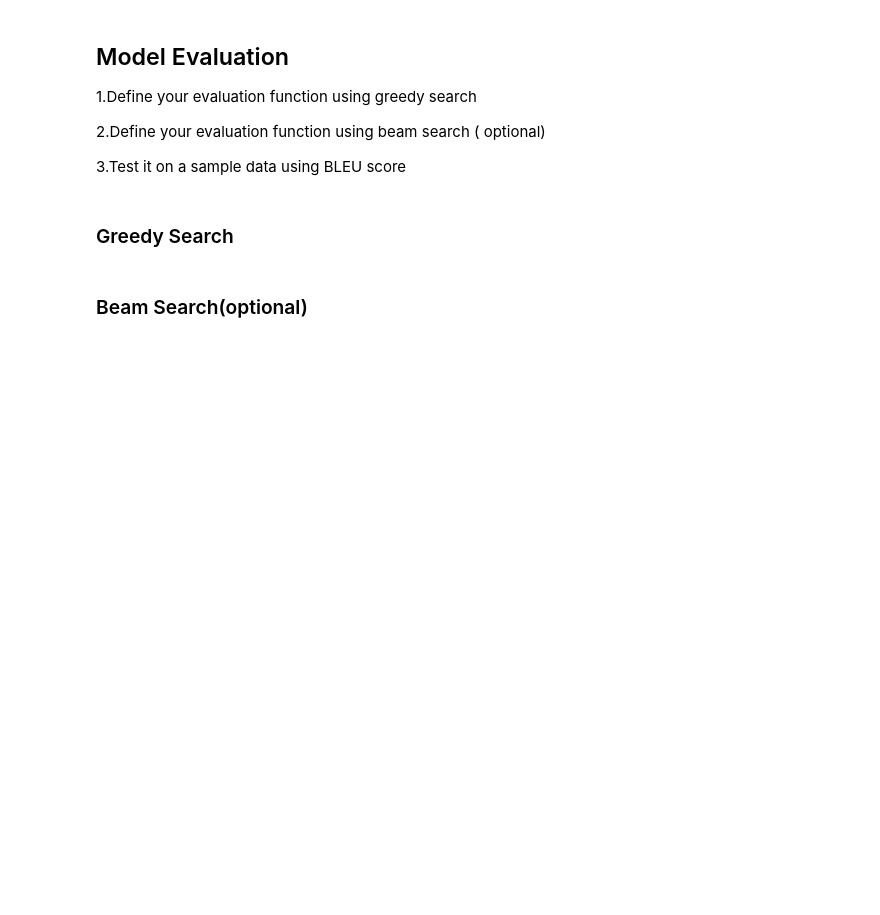
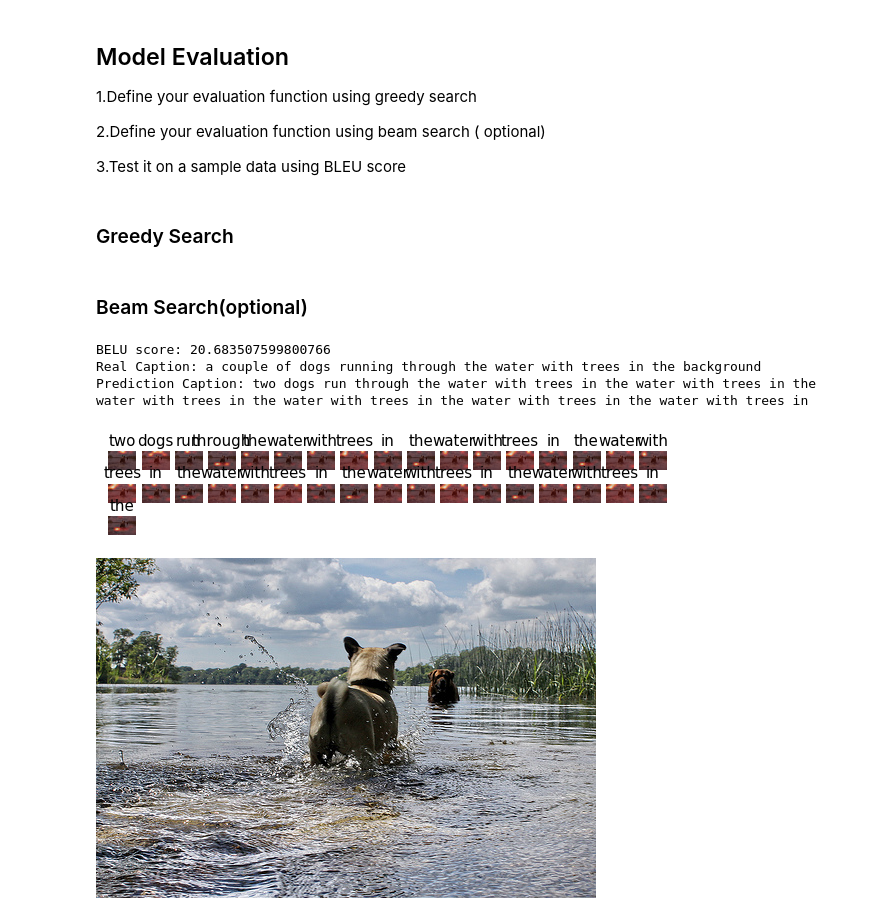
Before and after one commit to yarrasree/Eye_for_Blind, a Jupyter notebook: Eye_for_blind_Starter_code.ipynb, the cells around one changed output. Saved outputs shown, nothing was run; the diff lists cells and outputs as text; code cells hidden in the pictures; blank space fills up the shorter version.

```diff
--- a/Eye_for_blind_Starter_code.ipynb
+++ b/Eye_for_blind_Starter_code.ipynb
@@ -356,7 +561,7 @@ print("Testing data for Captions: " + str(len(cap_test)))
 # Create a function which maps the image path to their feature.
 # This function will take the image_path & caption and return it's feature & respective caption.
 
-def map_func(image_name,capt # your input variable goes here):
+def map_func(image_name,capt): # your input variable goes here):
   img_tensor = feature_dict[image_name.decode('utf-8')] # write your code here to extract the features from the dictionary stored earlier
   return img_tensor,capt
 # %% [markdown]
@@ -368,7 +573,7 @@ def map_func(image_name,capt # your input variable goes here):
 # This function should transform the created dataset(img_path,cap) to (features,cap) using the map_func created earlier
 BATCH_SIZE = 32
 BUFFER_SIZE = 1000
-def gen_dataset(images_data, captions_data #your input variables):
+def gen_dataset(images_data, captions_data): #your input variables):
 
     # your code goes here to create the dataset & transform it
     dataset = tf.data.Dataset.from_tensor_slices((images_data, captions_data))
@@ -443,18 +651,19 @@ class Decoder(Model):
     def __init__(self, embed_dim, units, vocab_size):
         super(Decoder, self).__init__()
         self.units=units
-        self.attention = #iniitalise your Attention model with units
-        self.embed = #build your Embedding layer
+        self.attention = Attention_model(self.units) #iniitalise your Attention model with units
+        self.embed = layers.Embedding(vocab_size, embed_dim,mask_zero=False)  #build your Embedding layer
         self.gru = tf.keras.layers.GRU(self.units,return_sequences=True,return_state=True,recurrent_initializer='glorot_uniform')
-        self.d1 = #build your Dense layer
-        self.d2 = #build your Dense layer
-
+        self.d1 = layers.Dense(self.units) #build your Dense layer
+        self.d2 = layers.Dense(vocab_size) #build your Dense layer
+        self.dropout = Dropout(0.5)
 
     def call(self,x,features, hidden):
-        context_vector, attention_weights = #create your context vector & attention weights from attention model
-        embed =  # embed your input to shape: (batch_size, 1, embedding_dim)
-        embed =  # Concatenate your input with the context vector from attention layer. Shape: (batch_size, 1, embedding_dim + embedding_dim)
-        output,state = # Extract the output & hidden state from GRU layer. Output shape : (batch_size, max_length, hidden_size)
+        context_vector, attention_weights = self.attention(features, hidden) #create your context vector & attention weights from attention model
+        embed = self.dropout(self.embed(x))  # embed your input to shape: (batch_size, 1, embedding_dim)
+        mask = self.embed.compute_mask(x)
+        embed = tf.concat([tf.expand_dims(context_vector, 1), embed], axis=-1)  # Concatenate your input with the context vector from attention layer. Shape: (batch_size, 1, embedding_dim + embedding_dim)
+        output,state =self.gru(embed,mask=mask) # Extract the output & hidden state from GRU layer. Output shape : (batch_size, max_length, hidden_size)
         output = self.d1(output)
         output = tf.reshape(output, (-1, output.shape[2])) # shape : (batch_size * max_length, hidden_size)
         output = self.d2(output) # shape : (batch_size * max_length, vocab_size)
@@ -586,25 +882,27 @@ plt.show()
 ### Greedy Search
 # %%
 def evaluate(image):
+    max_length=max_l
     attention_plot = np.zeros((max_length, attention_features_shape))
 
-    hidden = decoder.reset_state(batch_size=1)
+    hidden = decoder.init_state(batch_size=1)
 
     temp_input = tf.expand_dims(load_image(image)[0], 0) #process the input image to desired format before extracting features
-    img_tensor_val = # Extract features using our feature extraction model
+    img_tensor_val = image_features_extract_model(temp_input) # Extract features using our feature extraction model
     img_tensor_val = tf.reshape(img_tensor_val, (img_tensor_val.shape[0], -1, img_tensor_val.shape[3]))
 
-    features = # extract the features by passing the input to encoder
+    features = encoder(img_tensor_val) # extract the features by passing the input to encoder
 
     dec_input = tf.expand_dims([tokenizer.word_index['<start>']], 0)
     result = []
 
     for i in range(max_length):
-        predictions, hidden, attention_weights = # get the output from decoder
+        predictions, hidden, attention_weights = decoder(dec_input, features, hidden) # get the output from decoder
 
         attention_plot[i] = tf.reshape(attention_weights, (-1, )).numpy()
 
-        predicted_id = #extract the predicted id(embedded value) which carries the max value
+        predicted_id = tf.argmax(predictions[0]).numpy()  #extract the predicted id(embedded value) which carries the max value
+        result.append(tokenizer.index_word[predicted_id])
         #map the id to the word from tokenizer and append the value to the result list
 
         if tokenizer.index_word[predicted_id] == '<end>':
@@ -654,32 +1015,38 @@ def filt_text(text):
 # %%
-rid = np.random.randint(0, len(img_test))
-test_image = img_test[rid]
+rid = np.random.randint(0, len(path_test))
+test_image = path_test[rid]
 #test_image = './images/413231421_43833a11f5.jpg'
 #real_caption = '<start> black dog is digging in the snow <end>'
 
 real_caption = ' '.join([tokenizer.index_word[i] for i in cap_test[rid] if i not in [0]])
 result, attention_plot,pred_test = evaluate(test_image)
 
 
 real_caption=filt_text(real_caption)
 
 
 pred_caption=' '.join(result).rsplit(' ', 1)[0]
 
 real_appn = []
 real_appn.append(real_caption.split())
 reference = real_appn
 candidate = pred_caption.split()
 
-score = sentence_bleu(reference, candidate, weights=#set your weights)
+score = sentence_bleu(reference, candidate, weights= (0.5, 0.5, 0, 0)) #set your weights)
 print(f"BELU score: {score*100}")
 
 print ('Real Caption:', real_caption)
 print ('Prediction Caption:', pred_caption)
 plot_attmap(result, attention_plot, test_image)
 
 
 Image.open(test_image)
+# %% [output]
+BELU score: 20.683507599800766
+Real Caption: a couple of dogs running through the water with trees in the background
+Prediction Caption: two dogs run through the water with trees in the water with trees in the water with trees in the water with trees in the water with trees in the water with trees in
+[figure, added]
+[figure, added]
 # %%
 captions=beam_evaluate(test_image)
 print(captions)
```
Also changed, not shown: parts of 50 cells of this notebook.
